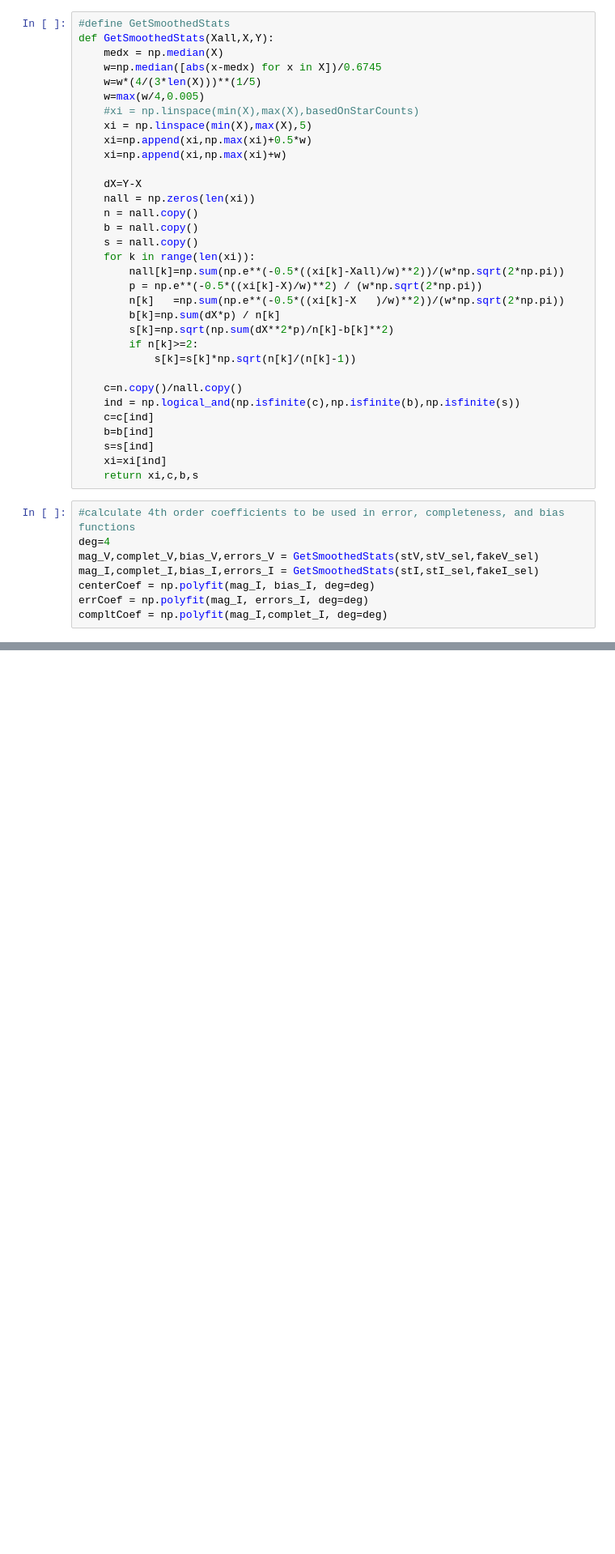
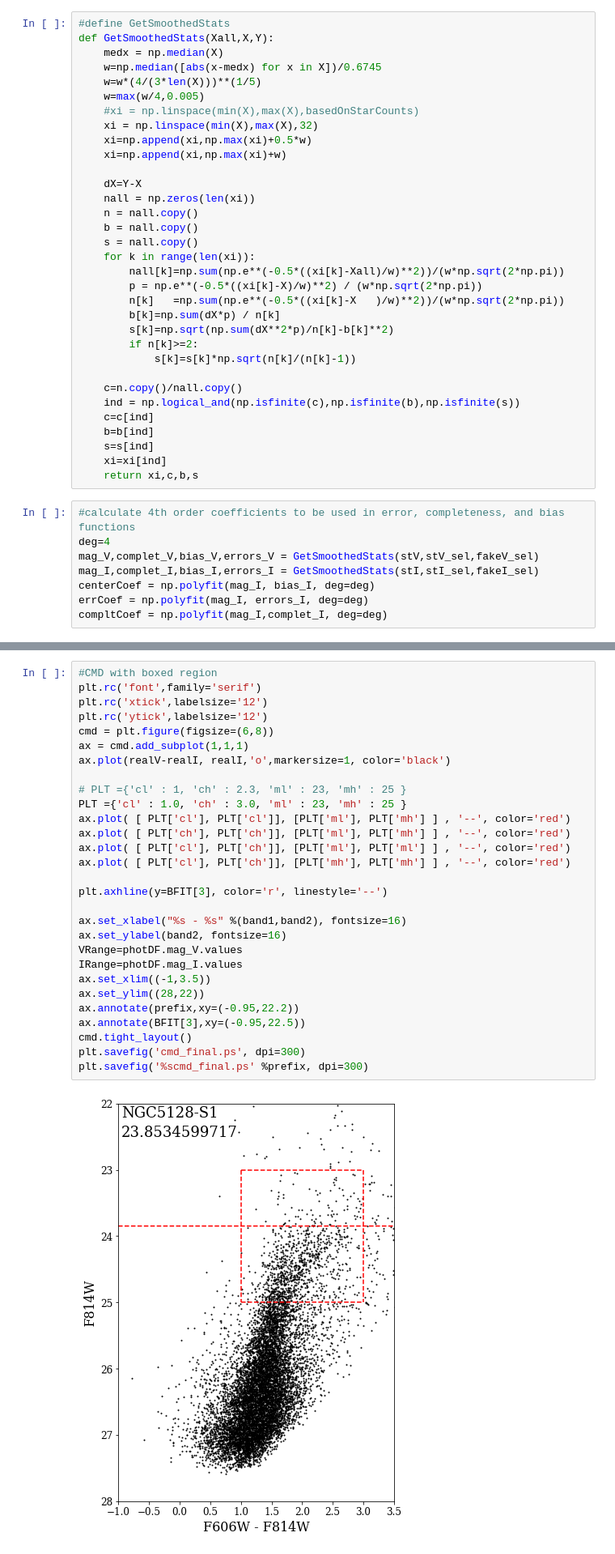
Before and after one commit to lucarizzi/hst-project, a Jupyter notebook: trgb-GA/TRGB_GA.ipynb, the cells around one changed output, grey strips where cells are left out. Shown at 81% size. Drawn from its saved outputs; the diff is of its cells as text; blank space fills up the shorter version.

```diff
--- a/trgb-GA/TRGB_GA.ipynb
+++ b/trgb-GA/TRGB_GA.ipynb
@@ -78,7 +98,7 @@ def GetSmoothedStats(Xall,X,Y):
     w=w*(4/(3*len(X)))**(1/5)
     w=max(w/4,0.005)
     #xi = np.linspace(min(X),max(X),basedOnStarCounts)
-    xi = np.linspace(min(X),max(X),5)
+    xi = np.linspace(min(X),max(X),32)
     xi=np.append(xi,np.max(xi)+0.5*w)
     xi=np.append(xi,np.max(xi)+w)
 
@@ -430,0 +494,31 @@ print('normalization is', normalization)
+# %%
+#CMD with boxed region
+plt.rc('font',family='serif')
+plt.rc('xtick',labelsize='12')
+plt.rc('ytick',labelsize='12')
+cmd = plt.figure(figsize=(6,8))
+ax = cmd.add_subplot(1,1,1)
+ax.plot(realV-realI, realI,'o',markersize=1, color='black')
+
+# PLT ={'cl' : 1, 'ch' : 2.3, 'ml' : 23, 'mh' : 25 }
+PLT ={'cl' : 1.0, 'ch' : 3.0, 'ml' : 23, 'mh' : 25 }
+ax.plot( [ PLT['cl'], PLT['cl']], [PLT['ml'], PLT['mh'] ] , '--', color='red')
+ax.plot( [ PLT['ch'], PLT['ch']], [PLT['ml'], PLT['mh'] ] , '--', color='red')
+ax.plot( [ PLT['cl'], PLT['ch']], [PLT['ml'], PLT['ml'] ] , '--', color='red')
+ax.plot( [ PLT['cl'], PLT['ch']], [PLT['mh'], PLT['mh'] ] , '--', color='red')
+
+plt.axhline(y=BFIT[3], color='r', linestyle='--')
+
+ax.set_xlabel("%s - %s" %(band1,band2), fontsize=16)
+ax.set_ylabel(band2, fontsize=16)
+VRange=photDF.mag_V.values
+IRange=photDF.mag_I.values
+ax.set_xlim((-1,3.5))
+ax.set_ylim((28,22))
+ax.annotate(prefix,xy=(-0.95,22.2))
+ax.annotate(BFIT[3],xy=(-0.95,22.5))
+cmd.tight_layout()
+plt.savefig('cmd_final.ps', dpi=300)
+plt.savefig('%scmd_final.ps' %prefix, dpi=300)
+# %% [output]
+[figure, added]
```
Also changed, not shown: parts of 11 cells of this notebook.
